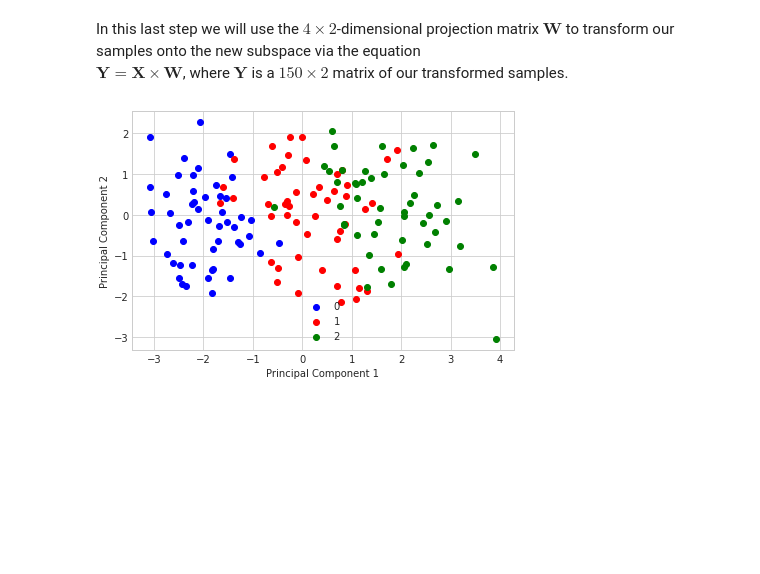
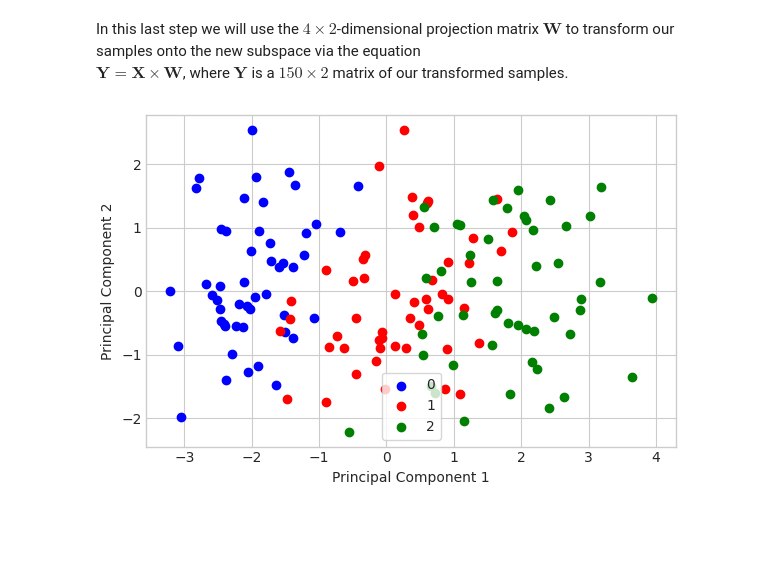
Before and after one commit to encoras/Artificial-Intelligence-Group, a Jupyter notebook: principal_component_analysis_1.ipynb, the cells around one changed output. Drawn from its saved outputs; the diff is of its cells as text; code cells hidden in the pictures; blank space fills up the shorter version.

```diff
--- a/principal_component_analysis_1.ipynb
+++ b/principal_component_analysis_1.ipynb
@@ -186,11 +163,11 @@ Eigenvalues
 # %% [markdown]
 Eigendecomposition of the raw data based on the correlation matrix:
 # %%
-cor_mat2 = np.corrcoef(X.T)
+cor_mat2 = np.corrcoef(X_std.T)
 
 eig_vals, eig_vecs = np.linalg.eig(cor_mat2)
 
-print('Eigenvectors \n%s' %eig_vecs)
-print('\nEigenvalues \n%s' %eig_vals)
+print('Eigenvectors \n%s' %np.round(eig_vecs, 2))
+print('\nEigenvalues \n%s' %np.round(eig_vals, 2))
 # %% [output]
 Eigenvectors
@@ -351,18 +306,18 @@ Y = X_std.dot(matrix_w)
 # %%
 with plt.style.context('seaborn-whitegrid'):
     plt.figure(figsize=(6, 4))
     for lab, col in zip((0, 1, 2),
                         ('blue', 'red', 'green')):
         plt.scatter(Y[y==lab, 0],
                     Y[y==lab, 1],
                     label=lab,
                     c=col)
     plt.xlabel('Principal Component 1')
     plt.ylabel('Principal Component 2')
-    plt.legend(loc='lower center')
+    plt.legend(loc='lower center', frameon=True)
     plt.tight_layout()
 # %% [output]
-[figure, old version]
+[figure, new version]
 # %% [markdown]
 <br>
 <br>
```
Also changed, not shown: parts of 11 cells of this notebook.
